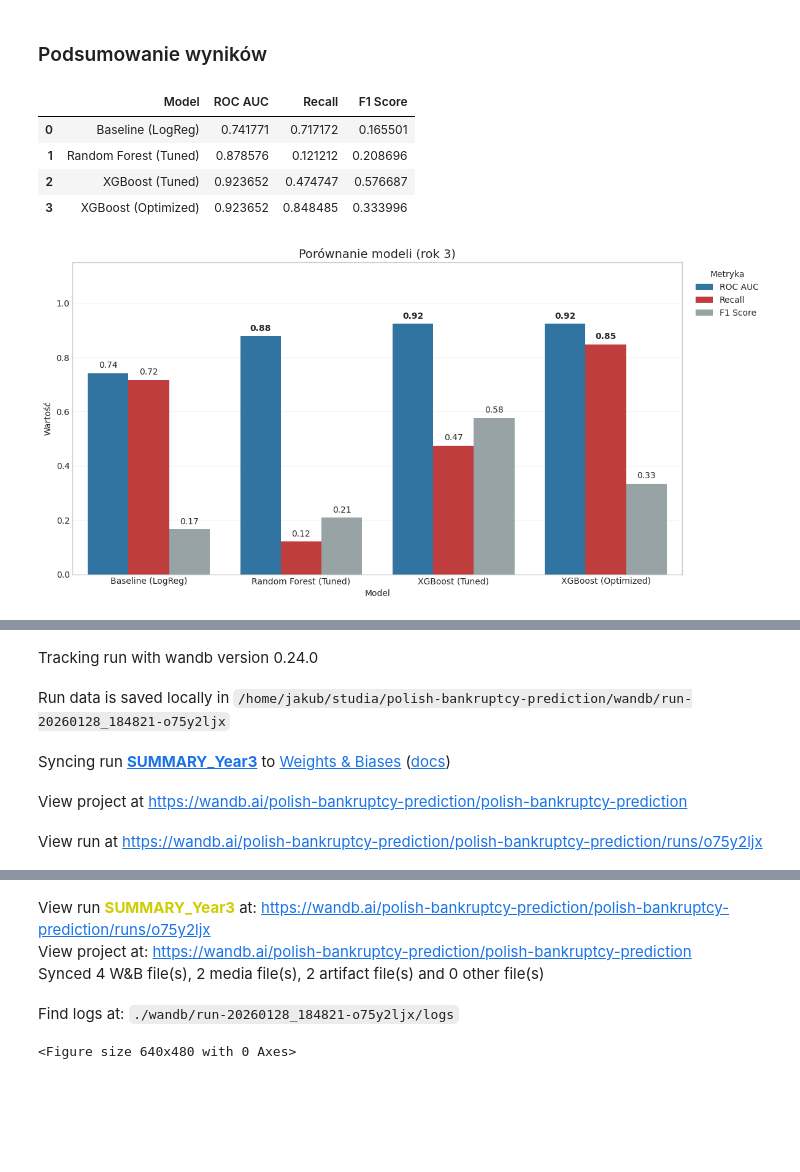
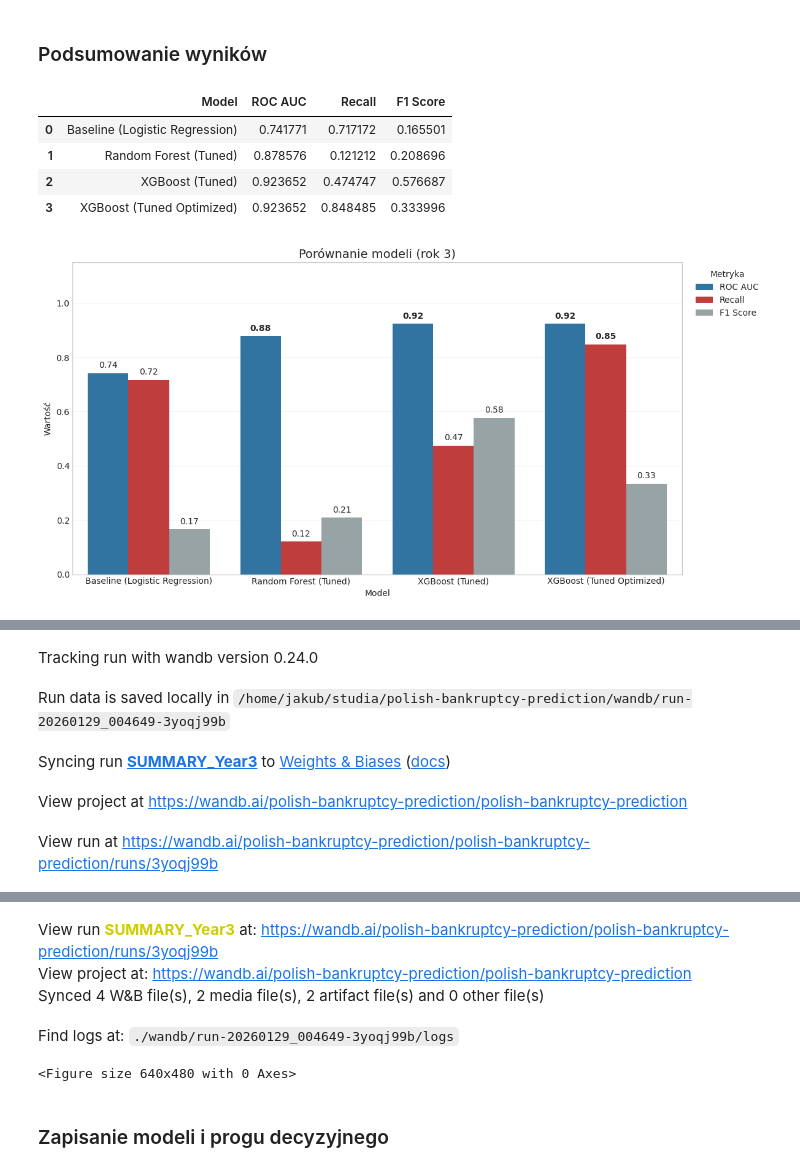
Before and after one commit to scbpls/polish-bankruptcy-prediction, a Jupyter notebook: main.ipynb, the cells around one changed output, grey strips where cells are left out. Saved outputs shown, nothing was run; the diff lists cells and outputs as text; code cells hidden in the pictures; blank space fills up the shorter version.

Commit message:
Fix charts

```diff
--- a/main.ipynb
+++ b/main.ipynb
@@ -1174,10 +1175,10 @@ Run summary:
 # 1. ZEBRANIE WYNIKÓW
 results_data = {
     "Model": [
-        "Baseline (LogReg)",
+        "Baseline (Logistic Regression)",
         "Random Forest (Tuned)",
         "XGBoost (Tuned)",
-        "XGBoost (Optimized)",
+        "XGBoost (Tuned Optimized)",
     ],
     "ROC AUC": [roc_auc_base, roc_auc_rf, roc_auc_xgb, final_roc_auc],
     "Recall": [recall_base, recall_rf, recall_xgb, final_recall],
@@ -1224,45 +1225,47 @@ for p in plt.gca().patches:
             ha="center",
             va="center",
             xytext=(0, 9),
             textcoords="offset points",
             fontsize=10,
             fontweight=weight,
         )
 
 plt.tight_layout()
 plt.show()
 
 # 4. LOGOWANIE PODSUMOWANIA DO WANDB
 run = wandb.init(
     project="polish-bankruptcy-prediction",
     name=f"SUMMARY_Year{YEAR_TO_ANALYZE}",
     job_type="summary",
 )
 
 wandb.log(
     {
         "final_summary_table": wandb.Table(dataframe=df_results),
         "model_comparison_plot": wandb.Image(plt),
     }
 )
 
 run.finish()
 # %% [output]
 |  | Model | ROC AUC | Recall | F1 Score |
-| 0 | Baseline (LogReg) | 0.741771 | 0.717172 | 0.165501 |
+| 0 | Baseline (Logistic Regression) | 0.741771 | 0.717172 | 0.165501 |
 | 1 | Random Forest (Tuned) | 0.878576 | 0.121212 | 0.208696 |
 | 2 | XGBoost (Tuned) | 0.923652 | 0.474747 | 0.576687 |
-| 3 | XGBoost (Optimized) | 0.923652 | 0.848485 | 0.333996 |
+| 3 | XGBoost (Tuned Optimized) | 0.923652 | 0.848485 | 0.333996 |
-[figure, old version]
+[figure, new version]
 [interactive output not drawn]
 Tracking run with wandb version 0.24.0
-Run data is saved locally in /home/jakub/studia/polish-bankruptcy-prediction/wandb/run-20260128_184821-o75y2ljx
+Run data is saved locally in /home/jakub/studia/polish-bankruptcy-prediction/wandb/run-20260129_004649-3yoqj99b
 Syncing run SUMMARY_Year3 to Weights & Biases (docs)
 View project at https://wandb.ai/polish-bankruptcy-prediction/polish-bankruptcy-prediction
-View run at https://wandb.ai/polish-bankruptcy-prediction/polish-bankruptcy-prediction/runs/o75y2ljx
+View run at https://wandb.ai/polish-bankruptcy-prediction/polish-bankruptcy-prediction/runs/3yoqj99b
 [interactive output not drawn]
-View run SUMMARY_Year3 at: https://wandb.ai/polish-bankruptcy-prediction/polish-bankruptcy-prediction/runs/o75y2ljx
+View run SUMMARY_Year3 at: https://wandb.ai/polish-bankruptcy-prediction/polish-bankruptcy-prediction/runs/3yoqj99b
 View project at: https://wandb.ai/polish-bankruptcy-prediction/polish-bankruptcy-prediction
 Synced 4 W&B file(s), 2 media file(s), 2 artifact file(s) and 0 other file(s)
-Find logs at: ./wandb/run-20260128_184821-o75y2ljx/logs
+Find logs at: ./wandb/run-20260129_004649-3yoqj99b/logs
 <Figure size 640x480 with 0 Axes>
+# %% [markdown]
+### Zapisanie modeli i progu decyzyjnego
```
Also changed, not shown: parts of 9 cells of this notebook, 5 other files.
